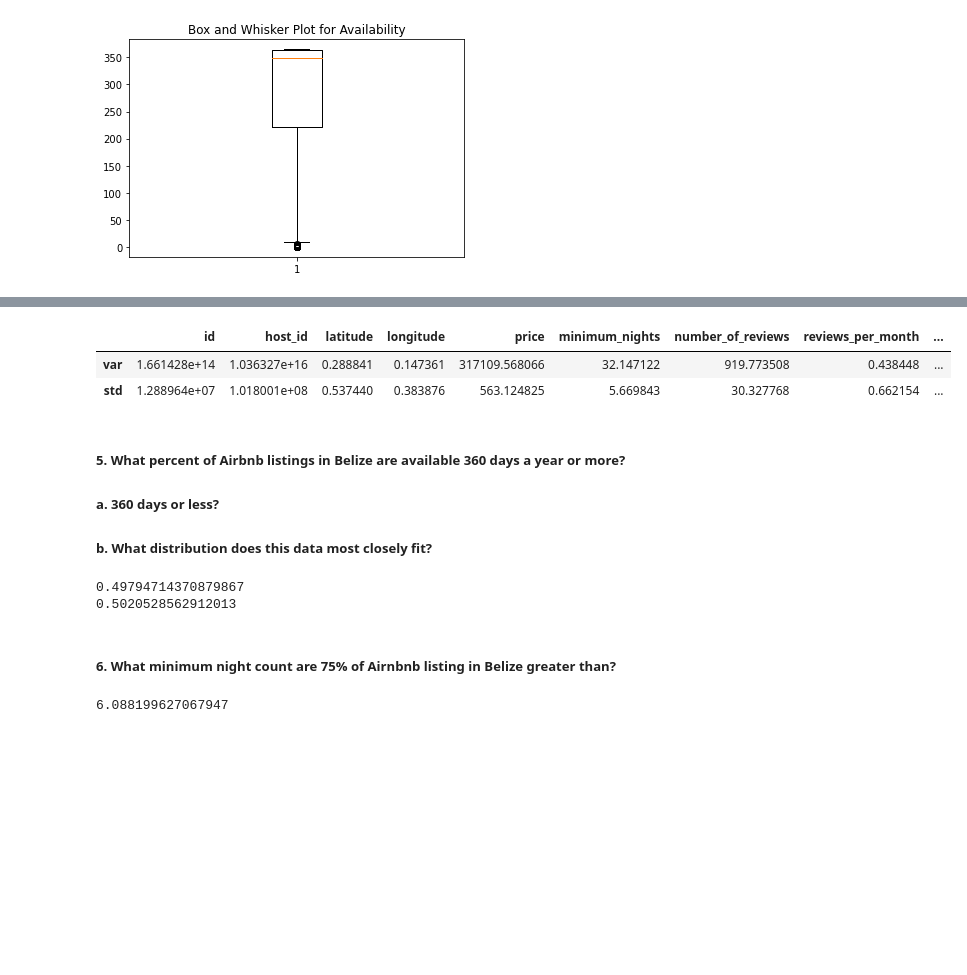
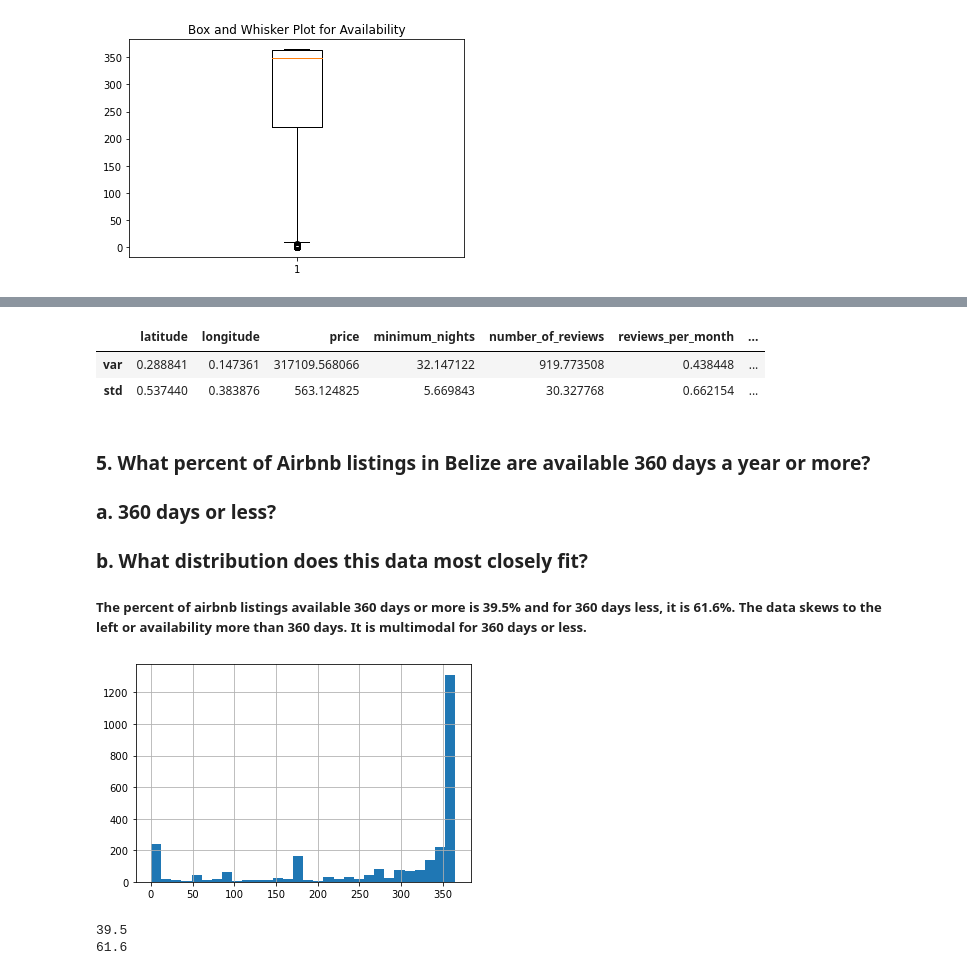
Before and after one commit to ytaiwo/Homework, a Jupyter notebook: week_09/Week9_Probability.ipynb, the cells around one changed output, grey strips where cells are left out. Saved outputs shown, nothing was run; the diff lists cells and outputs as text; code cells hidden in the pictures; blank space fills up the shorter version.

```diff
--- a/week_09/Week9_Probability.ipynb
+++ b/week_09/Week9_Probability.ipynb
@@ -56,31 +99,29 @@ uniform.cdf(50, price_min, price_max)
 # %%
-belize.agg([np.var, np.std])
+belize_data = belize.agg([np.var, np.std])
+belize_data.drop(['id', 'host_id'], axis = 1)
 # %% [output]
-|  | id | host_id | latitude | longitude | price | minimum_nights | number_of_reviews | reviews_per_month | ... |
-| var | 1.661428e+14 | 1.036327e+16 | 0.288841 | 0.147361 | 317109.568066 | 32.147122 | 919.773508 | 0.438448 | ... |
-| std | 1.288964e+07 | 1.018001e+08 | 0.537440 | 0.383876 | 563.124825 | 5.669843 | 30.327768 | 0.662154 | ... |
+|  | latitude | longitude | price | minimum_nights | number_of_reviews | reviews_per_month | ... |
+| var | 0.288841 | 0.147361 | 317109.568066 | 32.147122 | 919.773508 | 0.438448 | ... |
+| std | 0.537440 | 0.383876 | 563.124825 | 5.669843 | 30.327768 | 0.662154 | ... |
 # %% [markdown]
-##### 5.	What percent of Airbnb listings in Belize are available 360 days a year or more?
-##### a.	360 days or less?
-##### b.	What distribution does this data most closely fit?
+### 5.	What percent of Airbnb listings in Belize are available 360 days a year or more?
+### a.	360 days or less?
+### b.	What distribution does this data most closely fit?
+
+##### The percent of airbnb listings available 360 days or more is 39.5% and for 360 days less, it is 61.6%. The data skews to the left or availability more than 360 days. It is multimodal for 360 days or less.
-# %%
-belize_mean = belize['price'].mean()
-belize_std = belize['price'].std()
-
-more_360 = 1 - norm.cdf(360, belize_mean, belize_std)
-print(more_360)
-
-less_360 = norm.cdf(360, belize_mean, belize_std)
-print(less_360)
-# %% [output]
-0.49794714370879867
-0.5020528562912013
-# %% [markdown]
-##### 6.	What minimum night count are 75% of Airnbnb listing in Belize greater than?
-# %%
-nights_mean = belize['minimum_nights'].mean()
-nights_std = belize['minimum_nights'].std()
-
-norm.ppf(.75, nights_mean, nights_std)
-# %% [output]
-6.088199627067947
+# %%
+belize['availability_365'].hist(bins = 30)
+plt.show()
+# %% [output]
+[figure, added]
+# %%
+more_360 = belize[belize['availability_365']>= 360]
+less_360 = belize[belize['availability_365']<= 360]
+
+more360_ans = round(more_360['availability_365'].count()/belize['availability_365'].count() * 100, 1)
+print(more360_ans)
+less360_ans = round(less_360['availability_365'].count()/belize['availability_365'].count() * 100, 1)
+print(less360_ans)
+# %% [output]
+39.5
+61.6
```
Also changed, not shown: parts of 17 cells of this notebook.
